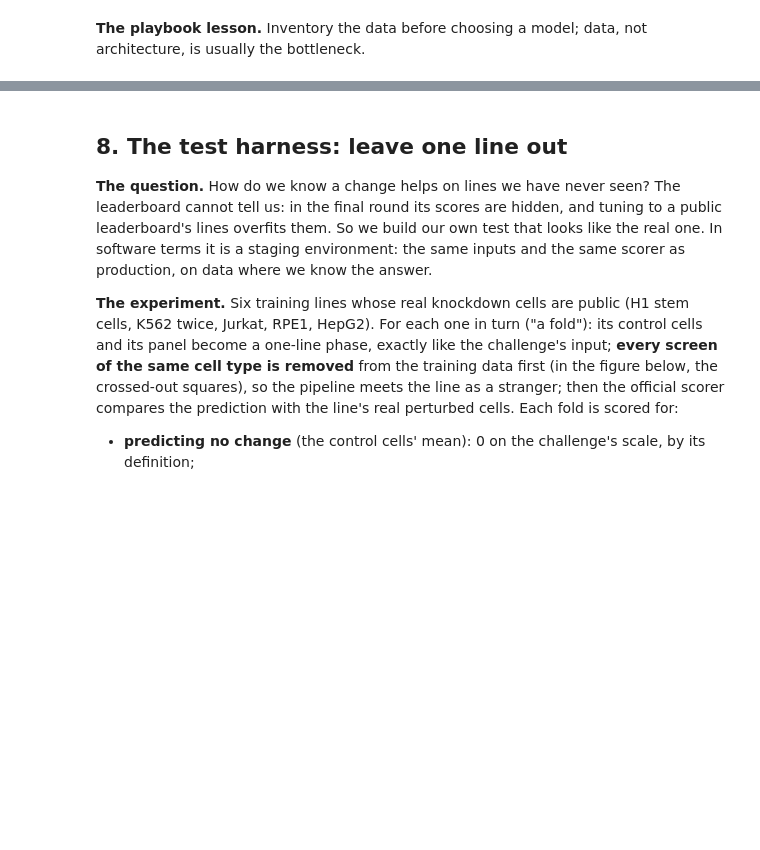
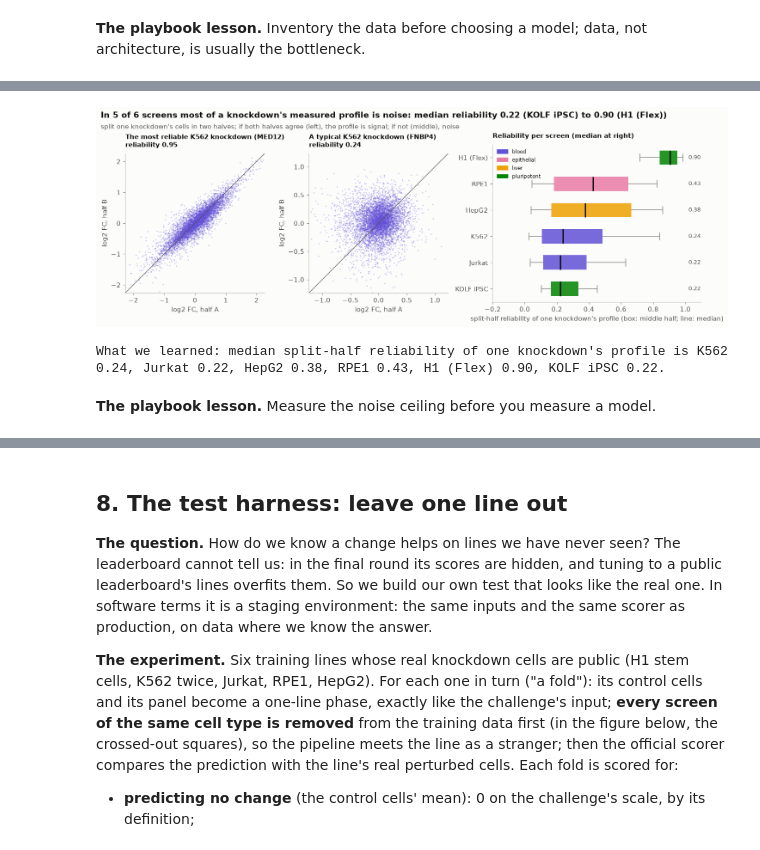
Before and after one commit to helenhenryz/vcc2026-perturbation-prediction, a Jupyter notebook: notebook.ipynb, the cells around one changed output, grey strips where cells are left out. Drawn from its saved outputs; the diff is of its cells as text; code cells hidden in the pictures; blank space fills up the shorter version.

Commit message:
Notebook: signal, transfer between lines and a dead end (sections 5-7)

```diff
--- a/notebook.ipynb
+++ b/notebook.ipynb
@@ -805,0 +852,64 @@ What we learned: 300 of 300 panel knockdowns are measured somewhere, 297 in thre
+# %%
+z = halves["bench_k562"]
+r = reliab["bench_k562"]
+well = z["ctrl_cpm"][0] > 20
+strong, weak = (
+    int(np.nanargmax(r)),
+    int(np.flatnonzero(np.isfinite(r))[np.argmin(np.abs(r[np.isfinite(r)] - np.nanmedian(r)))]),
+)
+fig, axes = plt.subplots(1, 3, figsize=(13, 4.3), gridspec_kw={"width_ratios": [1, 1, 1.5]})
+for ax, i, what in ((axes[0], strong, "The most reliable"), (axes[1], weak, "A typical")):
+    a, b = z["lfc_a"][i, well], z["lfc_b"][i, well]
+    ax.scatter(a, b, s=3, color=tissue_colour("bench_k562"), alpha=0.35, linewidths=0, rasterized=True)
+    lim = float(np.nanpercentile(np.abs(np.r_[a, b]), 99.9))
+    ax.plot([-lim, lim], [-lim, lim], color=INK2, lw=0.8)
+    ax.set_xlim(-lim, lim), ax.set_ylim(-lim, lim)
+    ax.set_aspect("equal")
+    ax.set_xlabel("log2 FC, half A"), ax.set_ylabel("log2 FC, half B")
+    ax.set_title(f"{what} K562 knockdown ({z['target'][i]})\nreliability {r[i]:.2f}", fontsize=10)
+ax = axes[2]
+order5 = sorted(reliab, key=lambda n: np.nanmedian(reliab[n]))
+bp = ax.boxplot(
+    [reliab[n][np.isfinite(reliab[n])] for n in order5],
+    vert=False,
+    widths=0.55,
+    whis=(5, 95),
+    showfliers=False,
+    patch_artist=True,
+    medianprops={"color": INK, "lw": 2},
+)
+for patch, n in zip(bp["boxes"], order5):
+    patch.set(facecolor=tissue_colour(n), alpha=0.85, edgecolor="none")
+for k in ("whiskers", "caps"):
+    for ln in bp[k]:
+        ln.set(color=MUTED, lw=1)
+for y, n in enumerate(order5, start=1):
+    ax.text(1.02, y, f"{np.nanmedian(reliab[n]):.2f}", va="center", fontsize=8.5, color=INK2)
+ax.set_yticks(range(1, len(order5) + 1), [HALF_LINES[n] for n in order5])
+ax.set_xlim(-0.2, 1.1)
+ax.set_xlabel("split-half reliability of one knockdown's profile (box: middle half; line: median)")
+ax.set_title("Reliability per screen (median at right)", fontsize=10)
+tissue_legend(ax, sorted({TISSUE_OF[n] for n in order5}), loc="upper left", fontsize=8)
+fig.tight_layout()
+meds = {n: float(np.nanmedian(rr)) for n, rr in reliab.items()}
+lo5, hi5 = min(meds, key=meds.get), max(meds, key=meds.get)
+n_low = sum(v < 0.5 for v in meds.values())
+headline(
+    fig,
+    f"In {n_low} of {len(meds)} screens most of a knockdown's measured profile is noise: median reliability "
+    f"{meds[lo5]:.2f} ({HALF_LINES[lo5]}) to {meds[hi5]:.2f} ({HALF_LINES[hi5]})",
+    "split one knockdown's cells in two halves; if both halves agree (left), the profile is signal; if not (middle), noise",
+)
+plt.show()
+# %% [output]
+[figure, added]
+# %%
+print(
+    "What we learned: median split-half reliability of one knockdown's profile is "
+    + ", ".join(f"{HALF_LINES[n]} {np.nanmedian(r):.2f}" for n, r in reliab.items())
+    + "."
+)
+# %% [output]
+What we learned: median split-half reliability of one knockdown's profile is K562 0.24, Jurkat 0.22, HepG2 0.38, RPE1 0.43, H1 (Flex) 0.90, KOLF iPSC 0.22.
+# %% [markdown]
+**The playbook lesson.** Measure the noise ceiling before you measure a model.
```
Also changed, not shown: parts of 12 cells of this notebook.
